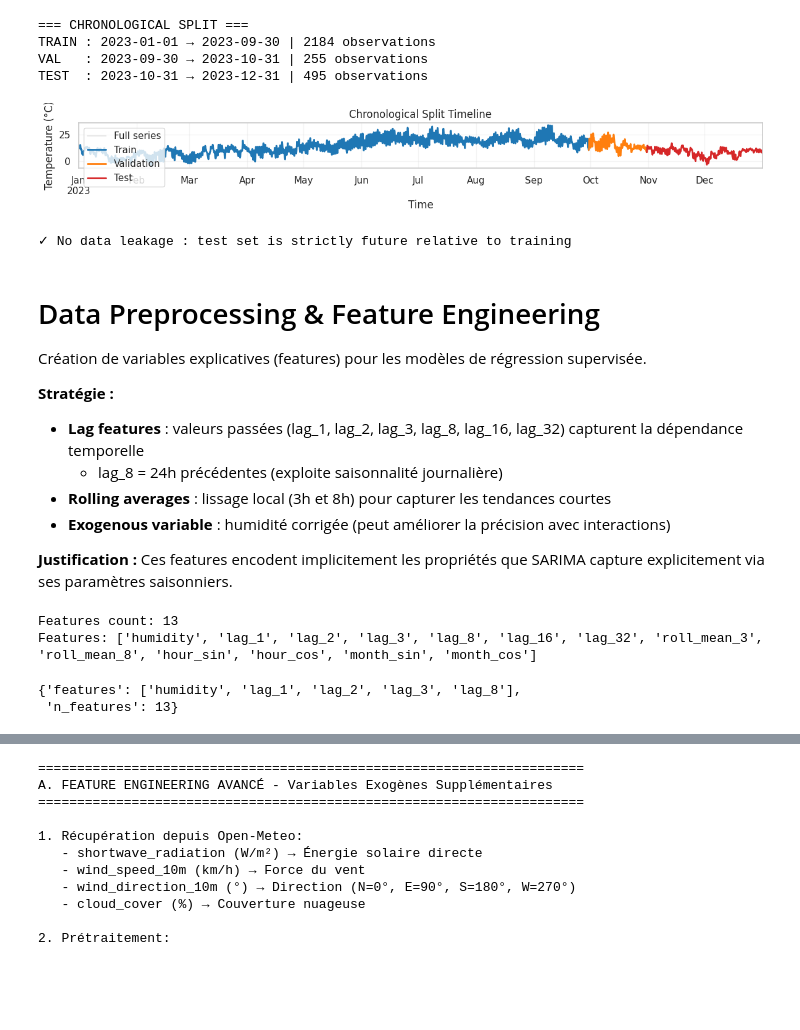
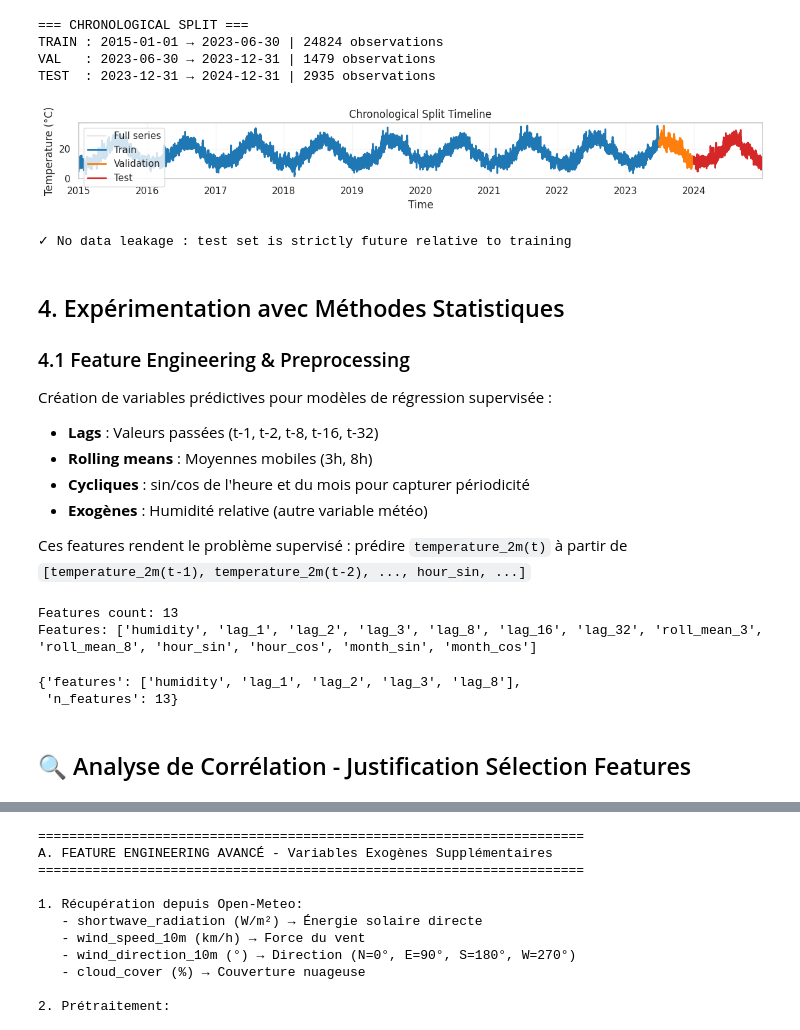
Before and after one commit to 2024-2025-estia-bihar/TP_ML_Arnaud_THERY, a Jupyter notebook: notebooks/bihar_time_series.ipynb, the cells around one changed output, grey strips where cells are left out. Drawn from its saved outputs; the diff is of its cells as text; code cells hidden in the pictures; blank space fills up the shorter version.

```diff
--- a/notebooks/bihar_time_series.ipynb
+++ b/notebooks/bihar_time_series.ipynb
@@ -20,8 +96,8 @@ Récupération des données horaires auprès d'Open-Meteo (temperature_2m + vari
 # %%
 OPEN_METEO_URL = "https://archive-api.open-meteo.com/v1/archive"
-DEFAULT_COORDS = {"latitude": 48.8566, "longitude": 2.3522}  # Paris
-DEFAULT_START = "2023-01-01"
-DEFAULT_END = "2023-12-31"
+DEFAULT_COORDS = {"latitude": 41.9276, "longitude": 8.7381}  # Ajaccio
+DEFAULT_START = "2015-01-01"
+DEFAULT_END = "2024-12-31"
 
 def fetch_open_meteo(latitude: float, longitude: float, start_date: str, end_date: str) -> pd.DataFrame:
     """Télécharge les températures 2m et l'humidité relative horaires, index datetime, interpolation linéaire si trous."""
@@ -58,0 +191,32 @@ raw_hourly.head()
+# %%
+# =============================================================================
+# TRANSFORMATION: Agrégation 3h (Moyenne des valeurs horaires)
+# =============================================================================
+
+print("="*70)
+print("TRANSFORMATION: Agrégation horaire → 3 heures")
+print("="*70)
+
+# Regrouper par fenêtres de 3h et calculer la moyenne
+# Exemple: 00h, 01h, 02h → moyenne à 00h
+#          03h, 04h, 05h → moyenne à 03h
+#          etc.
+agg_df = raw_hourly.resample('3h').mean()
+
+print(f"\nDonnées AVANT agrégation (horaires):")
+print(f"  - Période: {raw_hourly.index[0]} → {raw_hourly.index[-1]}")
+print(f"  - Nombre d'observations: {len(raw_hourly)}")
+print(f"  - Fréquence: 1 heure")
+
+print(f"\nDonnées APRÈS agrégation (3 heures):")
+print(f"  - Période: {agg_df.index[0]} → {agg_df.index[-1]}")
+print(f"  - Nombre d'observations: {len(agg_df)}")
+print(f"  - Fréquence: 3 heures (00h, 03h, 06h, 09h, 12h, 15h, 18h, 21h)")
+print(f"  - Ratio: {len(raw_hourly)} / {len(agg_df)} = {len(raw_hourly)/len(agg_df):.1f}x compression")
+
+# Vérifier les heures présentes
+sample_hours = agg_df.index.hour.unique()[:10]
+print(f"\n✓ Heures présentes (échantillon): {sorted(sample_hours)}")
+print("="*70 + "\n")
+
+agg_df.head(10)
@@ -93,52 +283,52 @@ def chronological_split(df: pd.DataFrame, train_end: str, val_end: str) -> Tuple
     """Split temporel strict : pas de chevauchement, pas de mélange."""
     train = df.loc[:train_end]
     val = df.loc[train_end:val_end].iloc[1:]  # évite chevauchement
     test = df.loc[val_end:].iloc[1:]
     return train, val, test
 
-TRAIN_END = "2023-09-30"
-VAL_END = "2023-10-31"
+TRAIN_END = "2023-06-30"
+VAL_END = "2023-12-31"
 train_df, val_df, test_df = chronological_split(agg_df, TRAIN_END, VAL_END)
 
 print("=== CHRONOLOGICAL SPLIT ===")
 print(f"TRAIN : {train_df.index[0].date()} → {train_df.index[-1].date()} | {len(train_df)} observations")
 print(f"VAL   : {val_df.index[0].date()} → {val_df.index[-1].date()} | {len(val_df)} observations")
 print(f"TEST  : {test_df.index[0].date()} → {test_df.index[-1].date()} | {len(test_df)} observations")
 
 # Timeline visuelle
 fig, ax = plt.subplots(figsize=(12, 2))
 agg_df["temperature_2m"].plot(ax=ax, color="lightgray", alpha=0.5, label="Full series")
 train_df["temperature_2m"].plot(ax=ax, color="tab:blue", linewidth=2, label="Train")
 val_df["temperature_2m"].plot(ax=ax, color="tab:orange", linewidth=2, label="Validation")
 test_df["temperature_2m"].plot(ax=ax, color="tab:red", linewidth=2, label="Test")
 ax.set_title("Chronological Split Timeline")
 ax.set_xlabel("Time")
 ax.set_ylabel("Temperature (°C)")
 ax.legend(loc="upper left")
 ax.grid(True, alpha=0.2)
 plt.tight_layout()
 plt.show()
 
 print("\n✓ No data leakage : test set is strictly future relative to training")
 # %% [output]
 === CHRONOLOGICAL SPLIT ===
-TRAIN : 2023-01-01 → 2023-09-30 | 2184 observations
-VAL   : 2023-09-30 → 2023-10-31 | 255 observations
-TEST  : 2023-10-31 → 2023-12-31 | 495 observations
+TRAIN : 2015-01-01 → 2023-06-30 | 24824 observations
+VAL   : 2023-06-30 → 2023-12-31 | 1479 observations
+TEST  : 2023-12-31 → 2024-12-31 | 2935 observations
-[figure, old version]
+[figure, new version]
 ✓ No data leakage : test set is strictly future relative to training
 # %% [markdown]
-# Data Preprocessing & Feature Engineering
+## 4. Expérimentation avec Méthodes Statistiques
 
-Création de variables explicatives (features) pour les modèles de régression supervisée.
+### 4.1 Feature Engineering & Preprocessing
 
-**Stratégie :**
-- **Lag features** : valeurs passées (lag_1, lag_2, lag_3, lag_8, lag_16, lag_32) capturent la dépendance temporelle
-  - lag_8 = 24h précédentes (exploite saisonnalité journalière)
-- **Rolling averages** : lissage local (3h et 8h) pour capturer les tendances courtes
-- **Exogenous variable** : humidité corrigée (peut améliorer la précision avec interactions)
+Création de variables prédictives pour modèles de régression supervisée :
+- **Lags** : Valeurs passées (t-1, t-2, t-8, t-16, t-32)
+- **Rolling means** : Moyennes mobiles (3h, 8h)
+- **Cycliques** : sin/cos de l'heure et du mois pour capturer périodicité
+- **Exogènes** : Humidité relative (autre variable météo)
 
-**Justification :** Ces features encodent implicitement les propriétés que SARIMA capture explicitement via ses paramètres saisonniers.
+Ces features rendent le problème supervisé : prédire `temperature_2m(t)` à partir de `[temperature_2m(t-1), temperature_2m(t-2), ..., hour_sin, ...]`
 # %%
 def build_supervised(df: pd.DataFrame, target_col: str = "temperature_2m", lags: List[int] = [1, 2, 3, 8, 16, 32], roll_windows: List[int] = [3, 8]) -> Tuple[pd.DataFrame, pd.Series]:
     """Construit features + cible en synchronisant les indices après dropna.
@@ -187,3 +377,5 @@ Features count: 13
 Features: ['humidity', 'lag_1', 'lag_2', 'lag_3', 'lag_8', 'lag_16', 'lag_32', 'roll_mean_3', 'roll_mean_8', 'hour_sin', 'hour_cos', 'month_sin', 'month_cos']
 {'features': ['humidity', 'lag_1', 'lag_2', 'lag_3', 'lag_8'],
  'n_features': 13}
+# %% [markdown]
+## 🔍 Analyse de Corrélation - Justification Sélection Features
```
Also changed, not shown: parts of 30 cells of this notebook.
